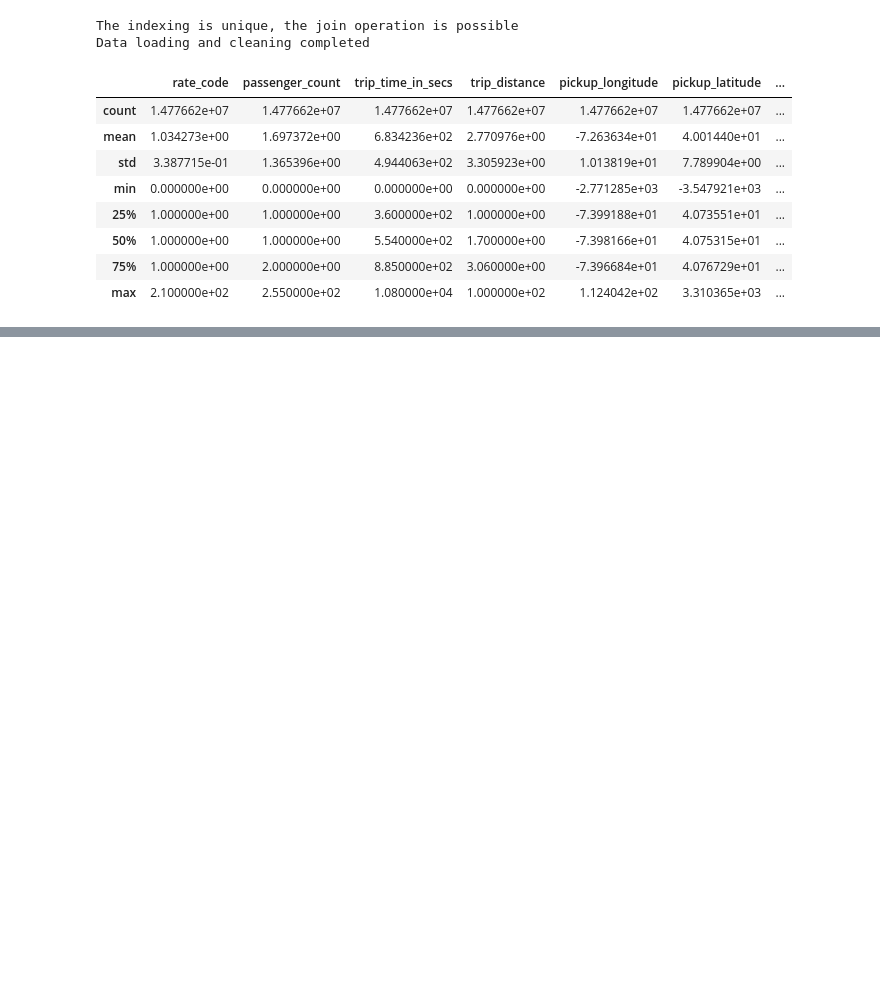
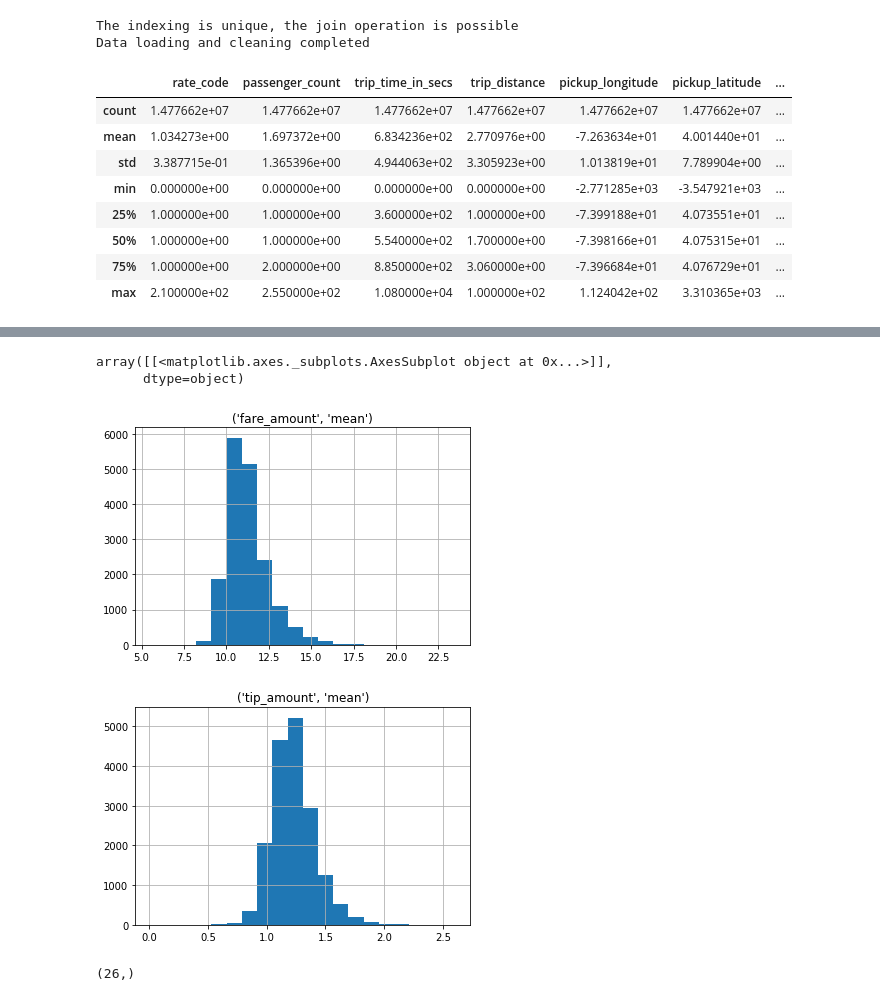
Before and after one commit to loicveyssiere/taxi-nyc, a Jupyter notebook: Notebook.ipynb, the cells around one changed output, grey strips where cells are left out. Cells and saved outputs as stored; diff of their text form; code cells hidden in the pictures; blank space fills up the shorter version.

```diff
--- a/Notebook.ipynb
+++ b/Notebook.ipynb
@@ -70,0 +280,9 @@ core.heatmap(df, lat_col='pickup_latitude', lon_col='pickup_longitude', \
+# %%
+t2 = taxis[taxis[('trip_distance', 'count')] > taxis[('trip_distance', 'count')].mean()]
+t2.hist(('fare_amount', 'mean'), bins=20)
+t2.hist(('tip_amount', 'mean'), bins=20)
+# %% [output]
+array([[<matplotlib.axes._subplots.AxesSubplot object at 0x...>]],
+      dtype=object)
+[figure, added]
+[figure, added]
@@ -70,0 +291,4 @@ core.heatmap(df, lat_col='pickup_latitude', lon_col='pickup_longitude', \
+# %%
+t3.index.values.shape
+# %% [output]
+(26,)
```
Also changed, not shown: parts of 43 cells of this notebook, 1 other file.
